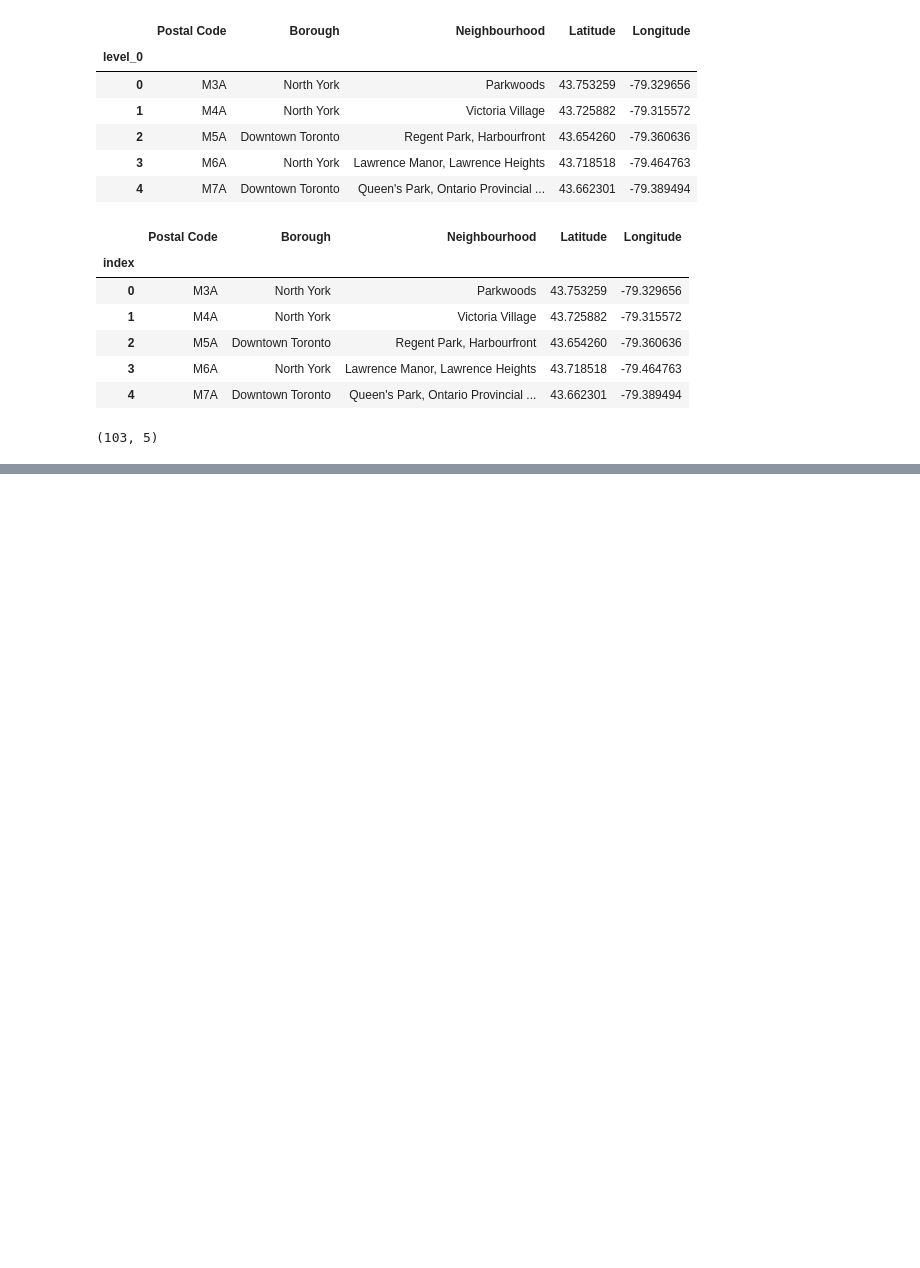
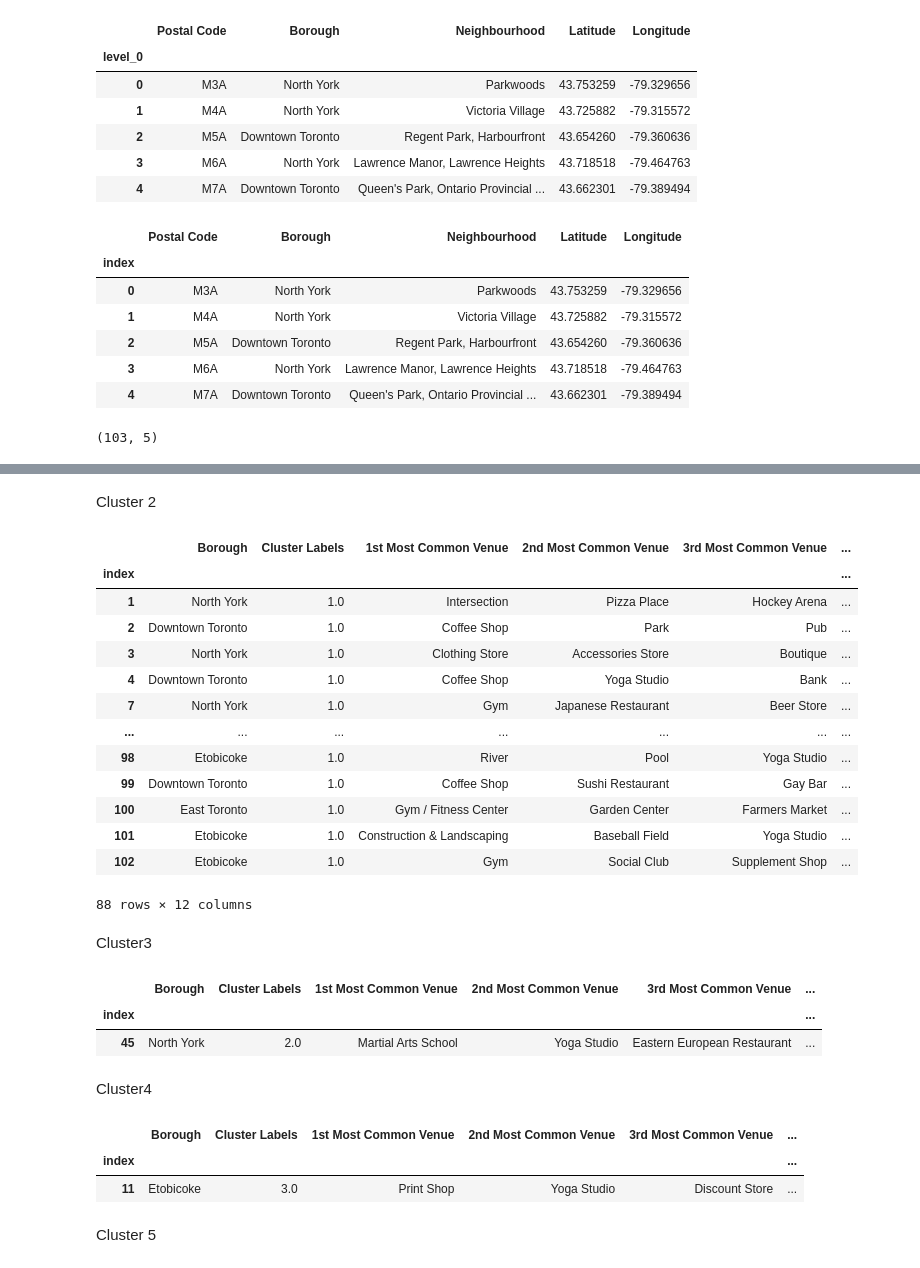
Before and after one commit to p1942588649/coursera_capstone_project, a Jupyter notebook: Segmenting and Clustering Neighborhoods in Toronto.ipynb, the cells around one changed output, grey strips where cells are left out. Saved outputs shown, nothing was run; the diff lists cells and outputs as text; code cells hidden in the pictures; blank space fills up the shorter version.

Commit message:
Published from Watson Studio.

```diff
--- a/Segmenting and Clustering Neighborhoods in Toronto.ipynb
+++ b/Segmenting and Clustering Neighborhoods in Toronto.ipynb
@@ -181,0 +469,3 @@ df.shape
+# %%
+toronto_grouped = toronto_onehot.groupby('Neighbourhood').mean().reset_index()
+toronto_grouped.head()
@@ -181,0 +551,10 @@ df.shape
+# %%
+# add clustering labels
+#neighborhoods_venues_sorted.insert(10, 'Cluster Labels', kmeans.labels_)
+
+toronto_merged = df
+
+# merge toronto_grouped with toronto_data to add latitude/longitude for each neighborhood
+toronto_merged = toronto_merged.join(neighborhoods_venues_sorted.set_index('Neighbourhood'), on='Neighbourhood')
+
+toronto_merged.head() # check the last columns!
@@ -181,0 +579,29 @@ df.shape
+# %%
+import matplotlib.cm as cm
+import matplotlib.colors as colors
+
+# create map
+map_clusters = folium.Map(location=[latitude, longitude], zoom_start=11)
+
+# set color scheme for the clusters
+x = np.arange(kclusters)
+ys = [i + x + (i*x)**2 for i in range(kclusters)]
+colors_array = cm.rainbow(np.linspace(0, 1, len(ys)))
+rainbow = [colors.rgb2hex(i) for i in colors_array]
+
+toronto_merged_nonan = toronto_merged.dropna(subset=['Cluster Labels'])
+
+# add markers to the map
+markers_colors = []
+for lat, lon, poi, cluster in zip(toronto_merged_nonan['Latitude'], toronto_merged_nonan['Longitude'], toronto_merged_nonan['Neighbourhood'], toronto_merged_nonan['Cluster Labels']):
+    label = folium.Popup(str(poi) + ' Cluster ' + str(cluster), parse_html=True)
+    folium.CircleMarker(
+        [lat, lon],
+        radius=5,
+        popup=label,
+        color=rainbow[int(cluster-1)],
+        fill=True,
+        fill_color=rainbow[int(cluster-1)],
+        fill_opacity=0.7).add_to(map_clusters)
+
+map_clusters
@@ -181,0 +628,37 @@ df.shape
+# %% [markdown]
+Cluster 2
+# %%
+toronto_merged_nonan.loc[toronto_merged_nonan['Cluster Labels'] == 1, toronto_merged_nonan.columns[[1] + list(range(5, toronto_merged_nonan.shape[1]))]]
+# %% [output]
+|  | Borough | Cluster Labels | 1st Most Common Venue | 2nd Most Common Venue | 3rd Most Common Venue | ... |
+| index |  |  |  |  |  | ... |
+| 1 | North York | 1.0 | Intersection | Pizza Place | Hockey Arena | ... |
+| 2 | Downtown Toronto | 1.0 | Coffee Shop | Park | Pub | ... |
+| 3 | North York | 1.0 | Clothing Store | Accessories Store | Boutique | ... |
+| 4 | Downtown Toronto | 1.0 | Coffee Shop | Yoga Studio | Bank | ... |
+| 7 | North York | 1.0 | Gym | Japanese Restaurant | Beer Store | ... |
+| ... | ... | ... | ... | ... | ... | ... |
+| 98 | Etobicoke | 1.0 | River | Pool | Yoga Studio | ... |
+| 99 | Downtown Toronto | 1.0 | Coffee Shop | Sushi Restaurant | Gay Bar | ... |
+| 100 | East Toronto | 1.0 | Gym / Fitness Center | Garden Center | Farmers Market | ... |
+| 101 | Etobicoke | 1.0 | Construction & Landscaping | Baseball Field | Yoga Studio | ... |
+| 102 | Etobicoke | 1.0 | Gym | Social Club | Supplement Shop | ... |
+88 rows × 12 columns
+# %% [markdown]
+Cluster3
+# %%
+toronto_merged_nonan.loc[toronto_merged_nonan['Cluster Labels'] == 2, toronto_merged_nonan.columns[[1] + list(range(5, toronto_merged_nonan.shape[1]))]]
+# %% [output]
+|  | Borough | Cluster Labels | 1st Most Common Venue | 2nd Most Common Venue | 3rd Most Common Venue | ... |
+| index |  |  |  |  |  | ... |
+| 45 | North York | 2.0 | Martial Arts School | Yoga Studio | Eastern European Restaurant | ... |
+# %% [markdown]
+Cluster4
+# %%
+toronto_merged_nonan.loc[toronto_merged_nonan['Cluster Labels'] == 3, toronto_merged_nonan.columns[[1] + list(range(5, toronto_merged_nonan.shape[1]))]]
+# %% [output]
+|  | Borough | Cluster Labels | 1st Most Common Venue | 2nd Most Common Venue | 3rd Most Common Venue | ... |
+| index |  |  |  |  |  | ... |
+| 11 | Etobicoke | 3.0 | Print Shop | Yoga Studio | Discount Store | ... |
+# %% [markdown]
+Cluster 5
```
Also changed, not shown: parts of 42 cells of this notebook.
